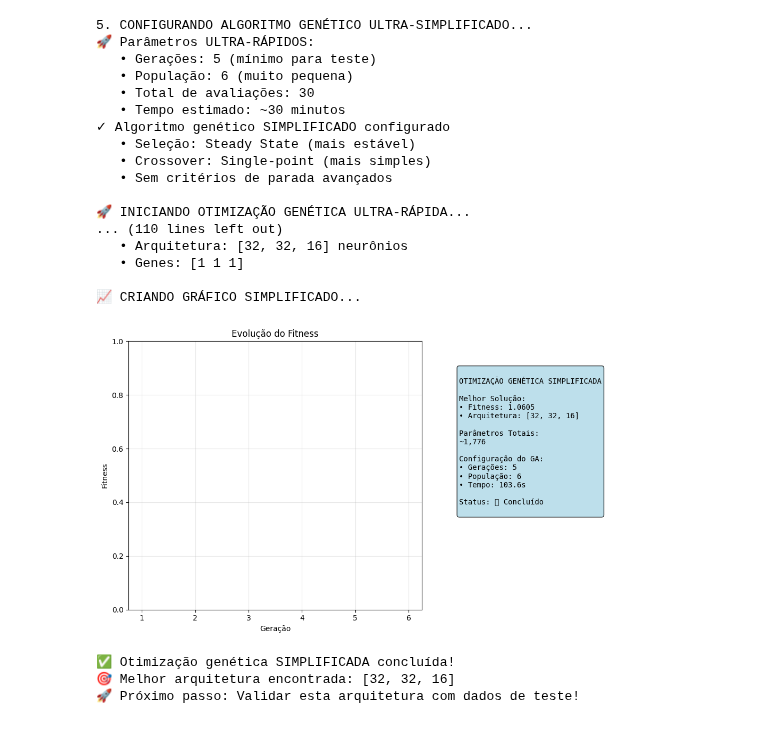
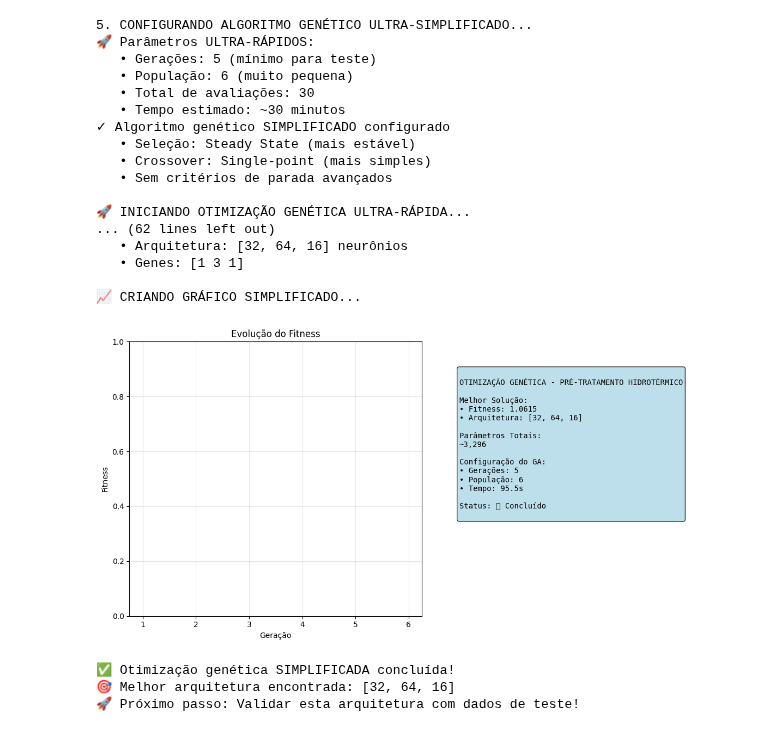
Before and after one commit to AugustoCoding/Ethanol-AI, a Jupyter notebook: BEPE FAPESP/Genetic ANNs/Straw/Pretreatment/Natural_1_pre.ipynb, the cells around one changed output. Saved outputs shown, nothing was run; the diff lists cells and outputs as text; code cells hidden in the pictures.

```diff
--- a/BEPE FAPESP/Genetic ANNs/Straw/Pretreatment/Natural_1_pre.ipynb
+++ b/BEPE FAPESP/Genetic ANNs/Straw/Pretreatment/Natural_1_pre.ipynb
@@ -51,7 +51,7 @@ Objetivo: Encontrar a melhor arquitetura para predição de hidrólise enzimáti
 print("\n1. CARREGANDO DADOS SINTÉTICOS...")
 
 # Carregar dados sintéticos gerados com LHS
-data_path = '../../../Enzymatic Hydrolysis/Data Generation/synthetic_hydrolysis_data_LHS.csv'
+data_path = '../../../Pretreatment/Data Generation/synthetic_pretreatment_data_LHS.csv'
 df = pd.read_csv(data_path)
 
 # Limpar nomes das colunas (remover espaços extras)
@@ -64,35 +64,34 @@ print(f"✓ Colunas: {list(df.columns)}")
 print(f"\n📊 ANÁLISE DA ESTRUTURA DOS DADOS:")
 print(f"   • Total de linhas: {len(df)}")
 
-# Identificar condições únicas (mesmo Celulose, Hemicelulose, Lignin, Solids Loading, Enzyme Loading)
-condition_columns = ['Cellulose', 'Hemicellulose', 'Lignin', 'Solids Loading [g/L]', 'Enzyme Loading [g/L]']
+# Identificar condições únicas (Temperature, Cellulose Fraction, Hemicellulose Fraction, Lignin Fraction, Solids Loading)
+condition_columns = ['Temperature [°C]', 'Cellulose Fraction', 'Hemicellulose Fraction', 'Lignin Fraction', 'Solids Loading [g/L]']
 unique_conditions = df[condition_columns].drop_duplicates()
 n_conditions = len(unique_conditions)
 
 print(f"   • Número de condições únicas: {n_conditions}")
 print(f"   • Tempos por condição: {len(df) // n_conditions}")
 
-# Verificar se cada condição tem exatamente 11 tempos
-time_points = df['Time [h]'].unique()
+# Verificar se cada condição tem exatamente 7 tempos
+time_points = df['Time [min]'].unique()
 print(f"   • Tempos únicos: {sorted(time_points)}")
 
 # Mostrar exemplo de uma condição
-print(f"\n📋 EXEMPLO DE UMA CONDIÇÃO (primeiras 11 linhas):")
-first_condition = df.head(11)[['Cellulose', 'Hemicellulose', 'Lignin',
-                               'Solids Loading [g/L]', 'Enzyme Loading [g/L]', 'Time [h]',
-                               'Glucose Concentration [g/L]', 'Xylose Concentration [g/L]',
-                               'Cellobiose Concentration [g/L]']]
+print(f"\n📋 EXEMPLO DE UMA CONDIÇÃO (primeiras 7 linhas):")
+first_condition = df.head(7)[['Temperature [°C]', 'Cellulose Fraction', 'Hemicellulose Fraction',
+                               'Lignin Fraction', 'Solids Loading [g/L]', 'Time [min]',
+                               'Cellulose Remaining [g/L]', 'Hemicellulose Remaining [g/L]']]
 print(first_condition.to_string(index=False, float_format='%.3f'))
 
 # Estatísticas dos produtos
 print(f"\n📈 ESTATÍSTICAS DOS PRODUTOS:")
-products = ['Glucose Concentration [g/L]', 'Xylose Concentration [g/L]', 'Cellobiose Concentration [g/L]']
+products = ['Cellulose Remaining [g/L]', 'Hemicellulose Remaining [g/L]']
 for product in products:
     mean_val = df[product].mean()
     std_val = df[product].std()
     min_val = df[product].min()
     max_val = df[product].max()
-    print(f"   • {product.replace(' Concentration [g/L]', '')}: {min_val:.2f} - {max_val:.2f} (μ={mean_val:.2f}, σ={std_val:.2f})")
+    print(f"   • {product.replace(' Remaining [g/L]', '')}: {min_val:.2f} - {max_val:.2f} (μ={mean_val:.2f}, σ={std_val:.2f})")
 
 print(f"\n✅ Dados analisados. Pronto para divisão em conjuntos de treino/validação/teste!")
 # %% [output]
@@ -121,7 +120,7 @@ print(f"\n✅ Dados analisados. Pronto para divisão em conjuntos de treino/vali
 print("\n2. DIVIDINDO DADOS POR CONDIÇÕES...")
 
 # Identificar todas as condições únicas
-condition_columns = ['Cellulose', 'Hemicellulose', 'Lignin', 'Solids Loading [g/L]', 'Enzyme Loading [g/L]']
+condition_columns = ['Temperature [°C]', 'Cellulose Fraction', 'Hemicellulose Fraction', 'Lignin Fraction', 'Solids Loading [g/L]']
 unique_conditions = df[condition_columns].drop_duplicates().reset_index(drop=True)
 n_conditions = len(unique_conditions)
 
@@ -132,11 +131,11 @@ np.random.seed(42)
 condition_indices = np.arange(n_conditions)
 np.random.shuffle(condition_indices)
 
-# 70 condições para otimização (treino + validação)
+# 70% condições para otimização (treino + validação)
 n_optimization = int(0.7 * n_conditions)
 optimization_condition_indices = condition_indices[:n_optimization]
 
-# 30 condições para teste final
+# 30% condições para teste final
 test_condition_indices = condition_indices[n_optimization:]
 
 print(f"✓ Condições para otimização: {len(optimization_condition_indices)} ({len(optimization_condition_indices)/n_conditions*100:.1f}%)")
@@ -220,8 +219,8 @@ print(f"   • Teste final: {sorted(test_condition_indices)}")
 print("\n3. PREPARANDO DADOS PARA MACHINE LEARNING...")
 
 # Definir features de entrada e saída
-input_features = ['Cellulose', 'Hemicellulose', 'Lignin', 'Solids Loading [g/L]', 'Enzyme Loading [g/L]', 'Time [h]']
-output_features = ['Glucose Concentration [g/L]', 'Xylose Concentration [g/L]', 'Cellobiose Concentration [g/L]']
+input_features = ['Temperature [°C]', 'Cellulose Fraction', 'Hemicellulose Fraction', 'Lignin Fraction', 'Solids Loading [g/L]', 'Time [min]']
+output_features = ['Cellulose Remaining [g/L]', 'Hemicellulose Remaining [g/L]']
 
 print(f"✓ Features de entrada ({len(input_features)}): {input_features}")
 print(f"✓ Features de saída ({len(output_features)}): {output_features}")
@@ -232,8 +231,8 @@ optimization_conditions = unique_conditions.iloc[optimization_condition_indices]
 n_opt_conditions = len(optimization_conditions)
 
 # 60% das condições totais para treino (6/7 das condições de otimização)
-n_train = int(0.6 * n_conditions)  # 60 condições
-n_val = len(optimization_condition_indices) - n_train  # 10 condições
+n_train = int(0.6 * n_conditions)
+n_val = len(optimization_condition_indices) - n_train
 
 # Dividir condições de otimização
 np.random.seed(42)
@@ -857,14 +898,14 @@ except:
 plt.subplot(1, 2, 2)
 plt.axis('off')
 info_text = f"""
-OTIMIZAÇÃO GENÉTICA SIMPLIFICADA
+OTIMIZAÇÃO GENÉTICA - PRÉ-TRATAMENTO HIDROTÉRMICO
 
 Melhor Solução:
 • Fitness: {best_fitness:.4f}
 • Arquitetura: [{best_neurons_l1}, {best_neurons_l2}, {best_neurons_l3}]
 
 Parâmetros Totais:
-~{(6*best_neurons_l1 + best_neurons_l1*best_neurons_l2 + best_neurons_l2*best_neurons_l3 + best_neurons_l3*3):,}
+~{(6*best_neurons_l1 + best_neurons_l1*best_neurons_l2 + best_neurons_l2*best_neurons_l3 + best_neurons_l3*2):,}
 
 Configuração do GA:
 • Gerações: {NUM_GENERATIONS}
@@ -872,39 +913,39 @@ Configuração do GA:
 • Tempo: {execution_time:.1f}s
 
 Status: ✅ Concluído
 """
 
 plt.text(0.1, 0.9, info_text, transform=plt.gca().transAxes, fontsize=10,
          verticalalignment='top', fontfamily='monospace',
          bbox=dict(boxstyle='round', facecolor='lightblue', alpha=0.8))
 
 plt.tight_layout()
 plt.show()
 
 print(f"\n✅ Otimização genética SIMPLIFICADA concluída!")
 print(f"🎯 Melhor arquitetura encontrada: [{best_neurons_l1}, {best_neurons_l2}, {best_neurons_l3}]")
 print(f"🚀 Próximo passo: Validar esta arquitetura com dados de teste!")
 # %% [output]
 5. CONFIGURANDO ALGORITMO GENÉTICO ULTRA-SIMPLIFICADO...
 🚀 Parâmetros ULTRA-RÁPIDOS:
    • Gerações: 5 (mínimo para teste)
    • População: 6 (muito pequena)
    • Total de avaliações: 30
    • Tempo estimado: ~30 minutos
 ✓ Algoritmo genético SIMPLIFICADO configurado
    • Seleção: Steady State (mais estável)
    • Crossover: Single-point (mais simples)
    • Sem critérios de parada avançados
 
 🚀 INICIANDO OTIMIZAÇÃO GENÉTICA ULTRA-RÁPIDA...
-... (110 lines left out)
-   • Arquitetura: [32, 32, 16] neurônios
-   • Genes: [1 1 1]
+... (62 lines left out)
+   • Arquitetura: [32, 64, 16] neurônios
+   • Genes: [1 3 1]
 
 📈 CRIANDO GRÁFICO SIMPLIFICADO...
-[figure, old version]
+[figure, new version]
 ✅ Otimização genética SIMPLIFICADA concluída!
-🎯 Melhor arquitetura encontrada: [32, 32, 16]
+🎯 Melhor arquitetura encontrada: [32, 64, 16]
 🚀 Próximo passo: Validar esta arquitetura com dados de teste!
 # %%
 # ============================================================================
```
Also changed, not shown: parts of 9 cells of this notebook, 2 other files.
